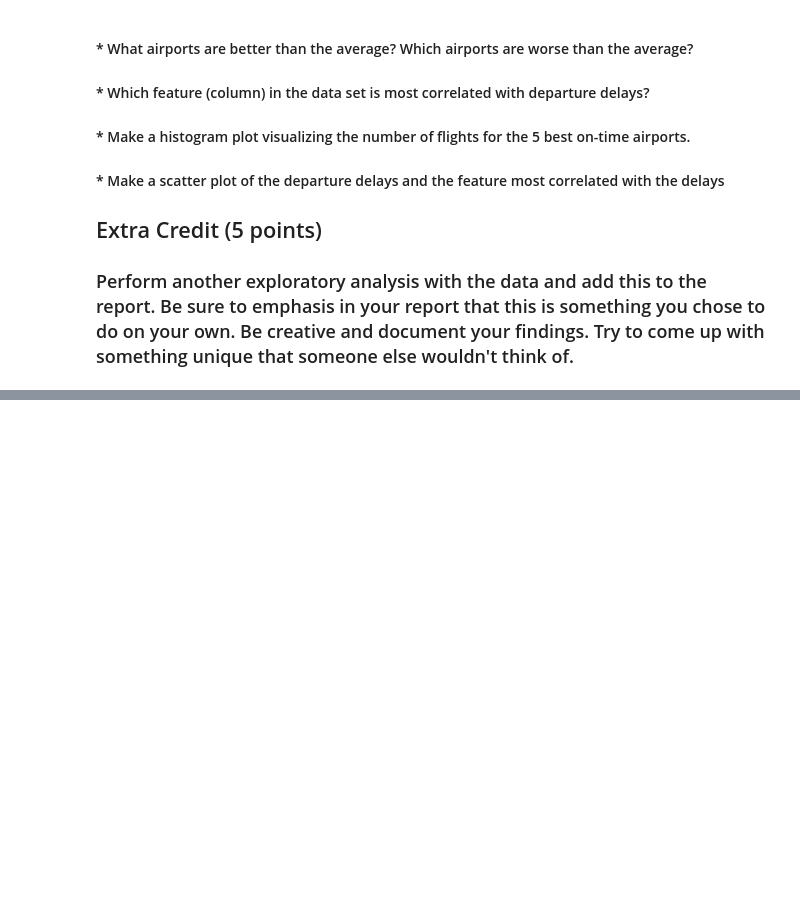
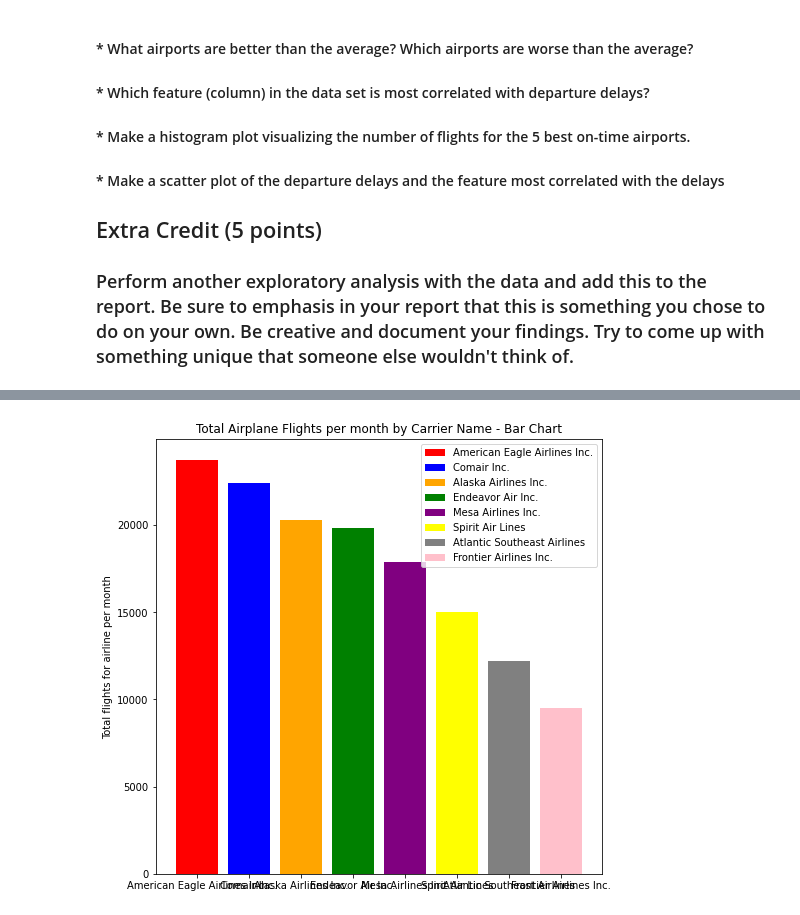
Before and after one commit to djbauders/ITC510-A4, a Jupyter notebook: Assignment 4.ipynb, the cells around one changed output, grey strips where cells are left out. Cells and saved outputs as stored; diff of their text form; code cells hidden in the pictures; blank space fills up the shorter version.

```diff
--- a/Assignment 4.ipynb
+++ b/Assignment 4.ipynb
@@ -117,0 +202,87 @@ MONTH
+# %%
+#Finding the correlation between the [Number of Ground Service Attendants] & [Plane Age]
+
+from importlib.machinery import FrozenImporter
+from operator import index
+from turtle import color, width
+
+df = pd.read_csv('train_test_3.csv', index_col=0)
+
+carriers = df["CARRIER_NAME"].drop_duplicates()
+groupedByCarrier = df.groupby(df["CARRIER_NAME"])
+
+#Creating new DataFrame for to hold results
+df_inital = pd.DataFrame(columns= ["CARRIER_NAME", "AIRLINE_FLIGHTS_MONTH", "PLANE_AGE_AVG"])
+iterations = 0
+
+
+for carrier in carriers:
+        df_temp = groupedByCarrier.get_group(carrier)
+
+        #Adding rows of data to the inital dataFrame ["Carrier Name", "Number of Flights for Carrier per Month", "Average age of planes for carrier"]
+        df_inital.loc[iterations] = [carrier, df_temp.iloc[0]["AIRLINE_FLIGHTS_MONTH"], df_temp["PLANE_AGE"].mean()]
+        iterations += 1
+
+#Sorted dataFrame by Airline flights per month
+df_sorted = df_inital.sort_values(by=["AIRLINE_FLIGHTS_MONTH"], ascending=False)
+
+#Removing rows from the data frame that aren't going to be used for calculations because they could skew data
+df_final = df_sorted.drop(index=[8,2,3,6,1,16,15,5,11])
+
+print(df_final)
+print()
+
+#================================== Correlation Coefficient ========================================
+corrCoe = df_final["PLANE_AGE_AVG"].corr(df_final["AIRLINE_FLIGHTS_MONTH"])
+print("Correlation Coefficient")
+print(corrCoe)
+
+#================================== BAR GRAPH OF AIRLINE FLIGHTS BY CARRIER PER MONTH ===============================================
+fig = plt.figure(figsize= (8,8))
+
+plt.bar(df_final.iloc[0]["CARRIER_NAME"], df_final.iloc[0]["AIRLINE_FLIGHTS_MONTH"], color = 'red', label= "American Eagle Airlines Inc.")
+plt.bar(df_final.iloc[1]["CARRIER_NAME"], df_final.iloc[1]["AIRLINE_FLIGHTS_MONTH"], color = 'blue', label = "Comair Inc.")
+plt.bar(df_final.iloc[2]["CARRIER_NAME"], df_final.iloc[2]["AIRLINE_FLIGHTS_MONTH"], color = 'orange', label = "Alaska Airlines Inc.")
+plt.bar(df_final.iloc[3]["CARRIER_NAME"], df_final.iloc[3]["AIRLINE_FLIGHTS_MONTH"], color = 'green', label = "Endeavor Air Inc.")
+plt.bar(df_final.iloc[4]["CARRIER_NAME"], df_final.iloc[4]["AIRLINE_FLIGHTS_MONTH"], color = 'purple', label = "Mesa Airlines Inc.")
+plt.bar(df_final.iloc[5]["CARRIER_NAME"], df_final.iloc[5]["AIRLINE_FLIGHTS_MONTH"], color = 'yellow', label = "Spirit Air Lines")
+plt.bar(df_final.iloc[6]["CARRIER_NAME"], df_final.iloc[6]["AIRLINE_FLIGHTS_MONTH"], color = 'grey', label = "Atlantic Southeast Airlines")
+plt.bar(df_final.iloc[7]["CARRIER_NAME"], df_final.iloc[7]["AIRLINE_FLIGHTS_MONTH"], color = 'pink', label = "Frontier Airlines Inc.")
+
+plt.xlabel(None)
+plt.ylabel("Total flights for airline per month")
+
+plt.title("Total Airplane Flights per month by Carrier Name - Bar Chart")
+plt.legend()
+
+plt.show()
+
+#================================== PIE CHART OF AIRLINE FLIGHTS BY CARRIER PER MONTH ===============================================
+chartLabels = df_final["CARRIER_NAME"]
+chartVals = df_final["AIRLINE_FLIGHTS_MONTH"]
+
+fig = plt.figure(figsize= (5,5))
+
+plt.pie(chartVals, labels=chartLabels, colors=['red','blue','orange','green','purple','yellow','grey','pink'], autopct='%1.1f%%')
+plt.title("Total Airplane Flights per month by Carrier Name - Pie Chart")
+plt.show()
+
+#============================ SCATTERPLOT COMPARING AVERAGE AIRPLANE AGE BY NUMBER OF FLIGHTS FOR EACH CARRIER ======================
+fig = plt.figure(figsize= (10,10))
+
+plt.scatter(df_final.iloc[0]["PLANE_AGE_AVG"], df_final.iloc[0]["AIRLINE_FLIGHTS_MONTH"], color = 'red', label= "American Eagle Airlines Inc.")
+plt.scatter(df_final.iloc[1]["PLANE_AGE_AVG"], df_final.iloc[1]["AIRLINE_FLIGHTS_MONTH"], color = 'blue', label = "Comair Inc.")
+plt.scatter(df_final.iloc[2]["PLANE_AGE_AVG"], df_final.iloc[2]["AIRLINE_FLIGHTS_MONTH"], color = 'orange', label = "Alaska Airlines Inc.")
+plt.scatter(df_final.iloc[3]["PLANE_AGE_AVG"], df_final.iloc[3]["AIRLINE_FLIGHTS_MONTH"], color = 'green', label = "Endeavor Air Inc.")
+plt.scatter(df_final.iloc[4]["PLANE_AGE_AVG"], df_final.iloc[4]["AIRLINE_FLIGHTS_MONTH"], color = 'purple', label = "Mesa Airlines Inc.")
+plt.scatter(df_final.iloc[5]["PLANE_AGE_AVG"], df_final.iloc[5]["AIRLINE_FLIGHTS_MONTH"], color = 'yellow', label = "Spirit Air Lines")
+plt.scatter(df_final.iloc[6]["PLANE_AGE_AVG"], df_final.iloc[6]["AIRLINE_FLIGHTS_MONTH"], color = 'grey', label = "Atlantic Southeast Airlines")
+plt.scatter(df_final.iloc[7]["PLANE_AGE_AVG"], df_final.iloc[7]["AIRLINE_FLIGHTS_MONTH"], color = 'pink', label = "Frontier Airlines Inc.")
+
+plt.xlabel("Average Age of Air Planes")
+plt.ylabel("Number of Monthly Flights by Airline")
+plt.title("Number of Monthly Flights by Average Plane Age - Scatter Plot")
+plt.legend()
+
+plt.show()
+# %% [output]
@@ -117,0 +301 @@ MONTH
+[figure, added]
```
Also changed, not shown: parts of 5 cells of this notebook, 1 other file.
